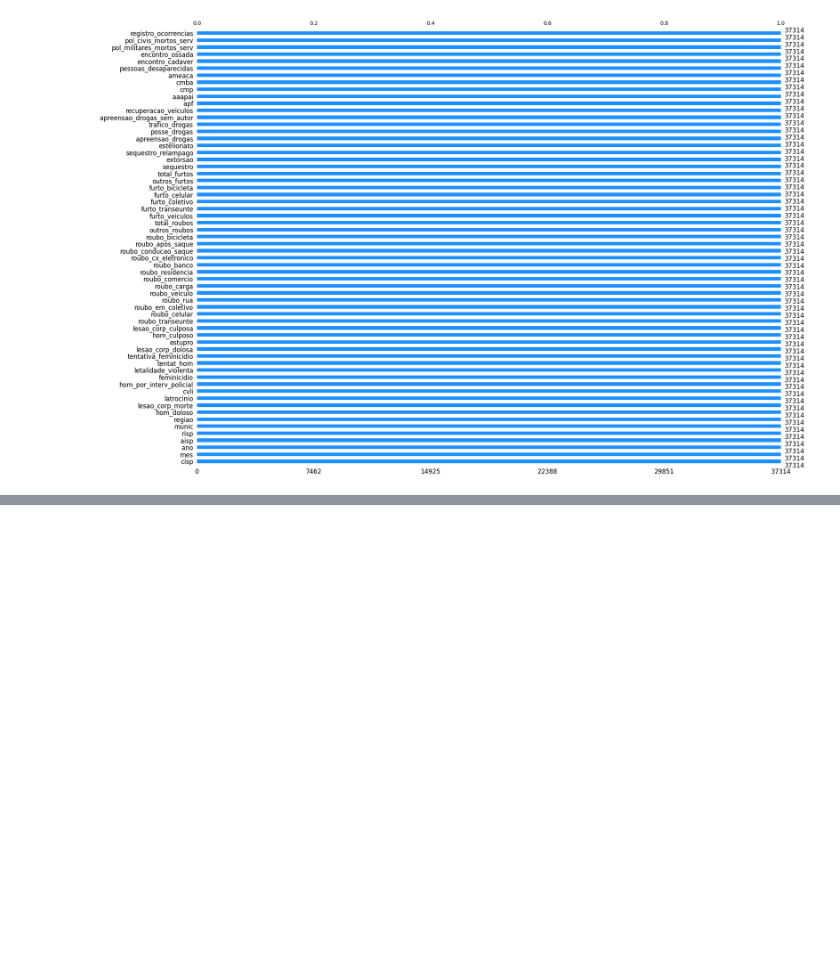
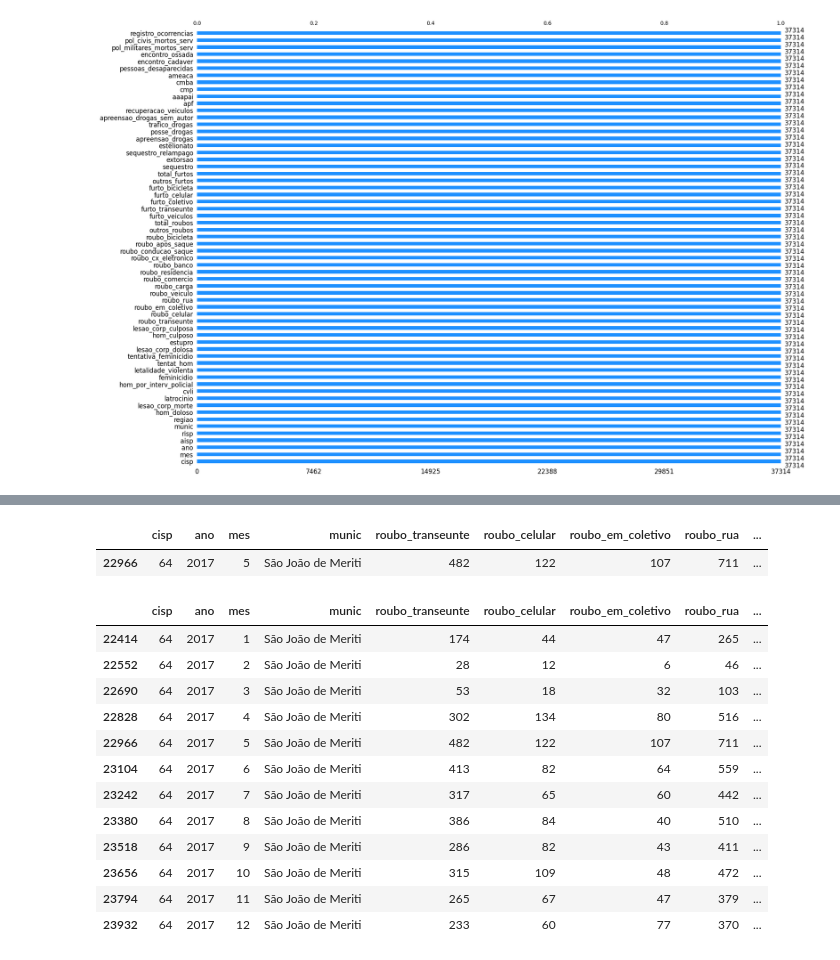
Before and after one commit to gabrielmprata/Info_seguranca_publica_rj, a Jupyter notebook: Info_seguranca_publica_rj.ipynb, the cells around one changed output, grey strips where cells are left out. Cells and saved outputs as stored; diff of their text form; code cells hidden in the pictures; blank space fills up the shorter version.

```diff
--- a/Info_seguranca_publica_rj.ipynb
+++ b/Info_seguranca_publica_rj.ipynb
@@ -283,3 +283,29 @@ fig.update_xaxes(type="category", title=None) # se o type for date, vai respeita
 fig.show()
 # %% [output]
 [interactive output not drawn]
+# %%
+df_ocorrencias[['cisp','ano','mes','munic',
+                'roubo_transeunte','roubo_celular','roubo_em_coletivo',
+                'roubo_rua','roubo_veiculo','total_roubos']][(df_ocorrencias['total_roubos'] == 1160)]
+# %% [output]
+|  | cisp | ano | mes | munic | roubo_transeunte | roubo_celular | roubo_em_coletivo | roubo_rua | ... |
+| 22966 | 64 | 2017 | 5 | São João de Meriti | 482 | 122 | 107 | 711 | ... |
+# %%
+df_ocorrencias[['cisp','ano','mes','munic',
+                'roubo_transeunte','roubo_celular','roubo_em_coletivo',
+                'roubo_rua','roubo_veiculo','total_roubos']][(df_ocorrencias['cisp'] == 64) &
+                                                             (df_ocorrencias['ano'] == 2017)]
+# %% [output]
+|  | cisp | ano | mes | munic | roubo_transeunte | roubo_celular | roubo_em_coletivo | roubo_rua | ... |
+| 22414 | 64 | 2017 | 1 | São João de Meriti | 174 | 44 | 47 | 265 | ... |
+| 22552 | 64 | 2017 | 2 | São João de Meriti | 28 | 12 | 6 | 46 | ... |
+| 22690 | 64 | 2017 | 3 | São João de Meriti | 53 | 18 | 32 | 103 | ... |
+| 22828 | 64 | 2017 | 4 | São João de Meriti | 302 | 134 | 80 | 516 | ... |
+| 22966 | 64 | 2017 | 5 | São João de Meriti | 482 | 122 | 107 | 711 | ... |
+| 23104 | 64 | 2017 | 6 | São João de Meriti | 413 | 82 | 64 | 559 | ... |
+| 23242 | 64 | 2017 | 7 | São João de Meriti | 317 | 65 | 60 | 442 | ... |
+| 23380 | 64 | 2017 | 8 | São João de Meriti | 386 | 84 | 40 | 510 | ... |
+| 23518 | 64 | 2017 | 9 | São João de Meriti | 286 | 82 | 43 | 411 | ... |
+| 23656 | 64 | 2017 | 10 | São João de Meriti | 315 | 109 | 48 | 472 | ... |
+| 23794 | 64 | 2017 | 11 | São João de Meriti | 265 | 67 | 47 | 379 | ... |
+| 23932 | 64 | 2017 | 12 | São João de Meriti | 233 | 60 | 77 | 370 | ... |
```
